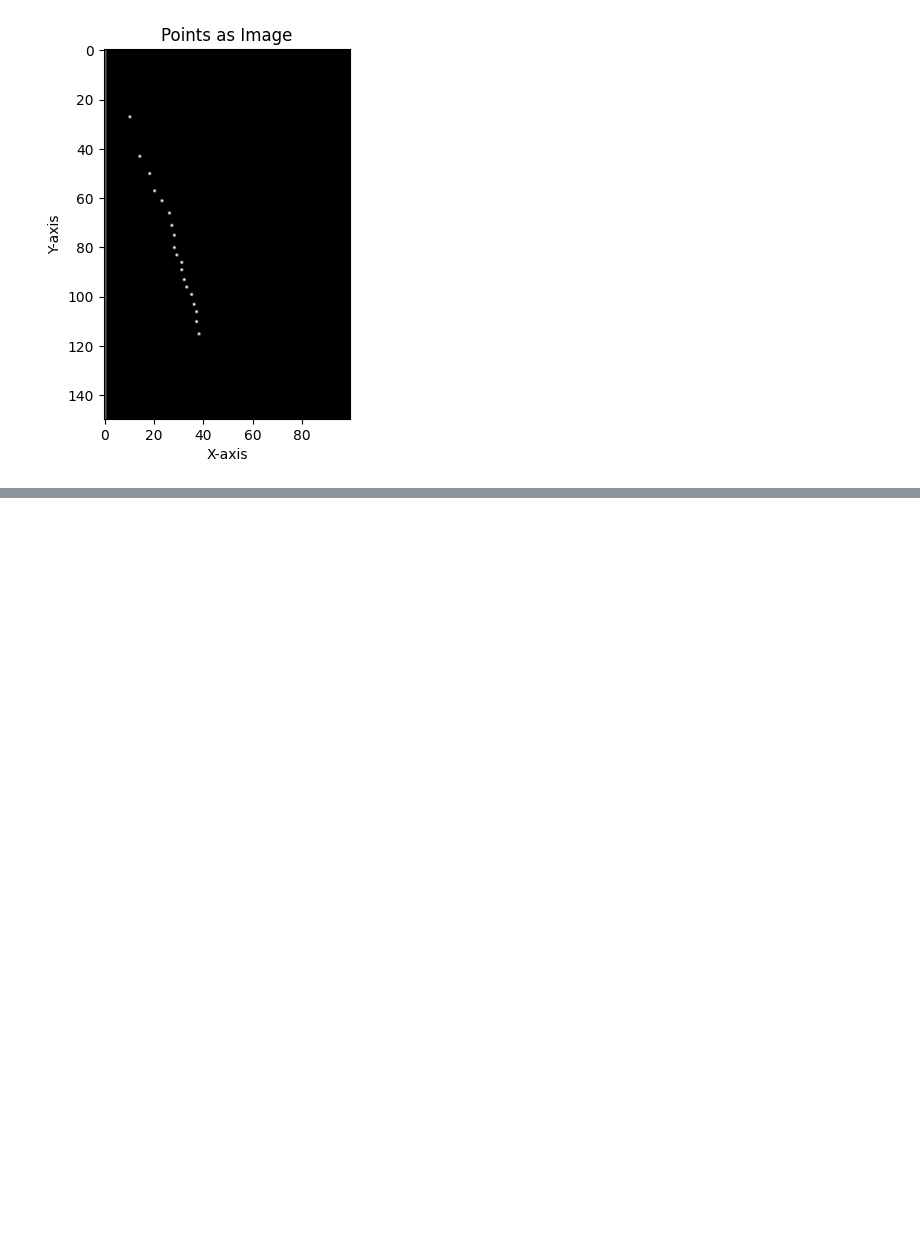
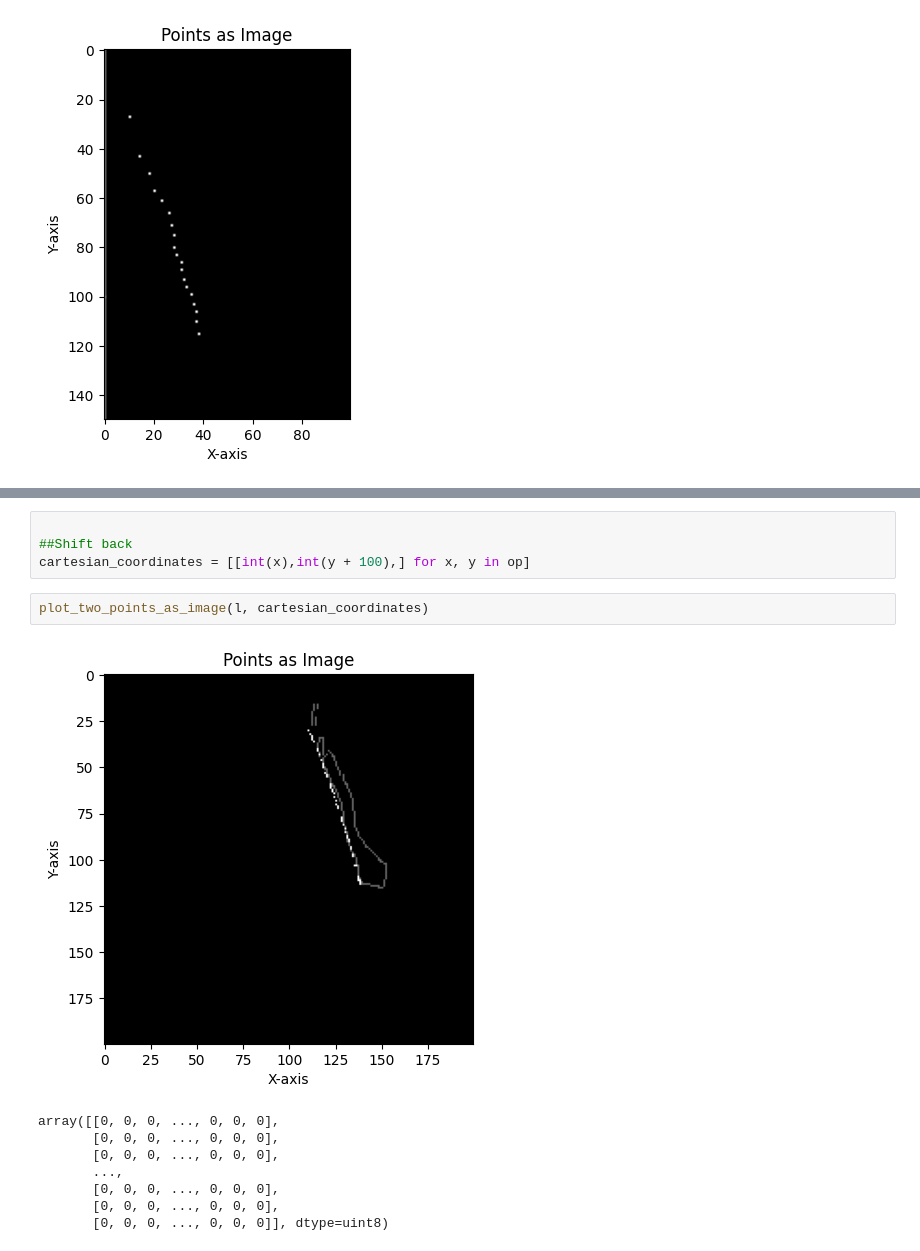
Before and after one commit to tjsos/pcl_proc, a Jupyter notebook: scripts/test.ipynb, the cells around one changed output, grey strips where cells are left out. Cells and saved outputs as stored; diff of their text form; blank space fills up the shorter version.

```diff
--- a/scripts/test.ipynb
+++ b/scripts/test.ipynb
@@ -261,0 +307,15 @@ array([[ 27,  10],
+# %%
+
+##Shift back
+cartesian_coordinates = [[int(x),int(y + 100),] for x, y in op]
+# %%
+plot_two_points_as_image(l, cartesian_coordinates)
+# %% [output]
+[figure, added]
+array([[0, 0, 0, ..., 0, 0, 0],
+       [0, 0, 0, ..., 0, 0, 0],
+       [0, 0, 0, ..., 0, 0, 0],
+       ...,
+       [0, 0, 0, ..., 0, 0, 0],
+       [0, 0, 0, ..., 0, 0, 0],
+       [0, 0, 0, ..., 0, 0, 0]], dtype=uint8)
```
Also changed, not shown: parts of 8 cells of this notebook, 1 other file.
